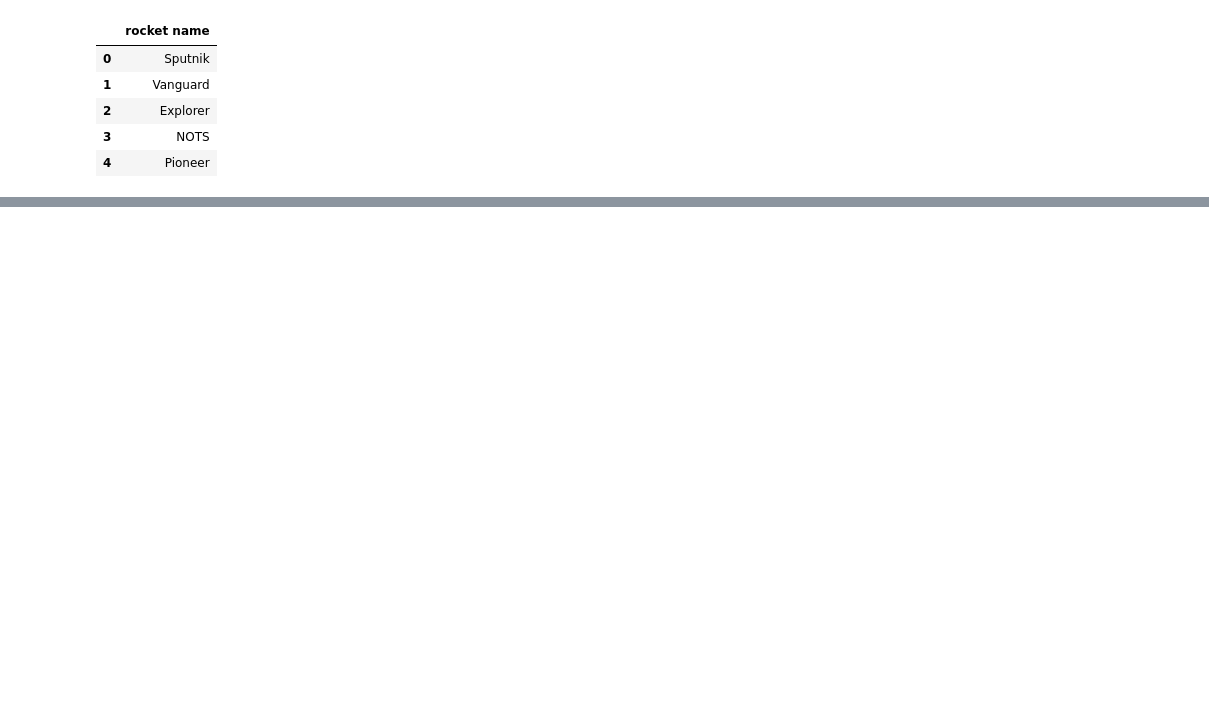
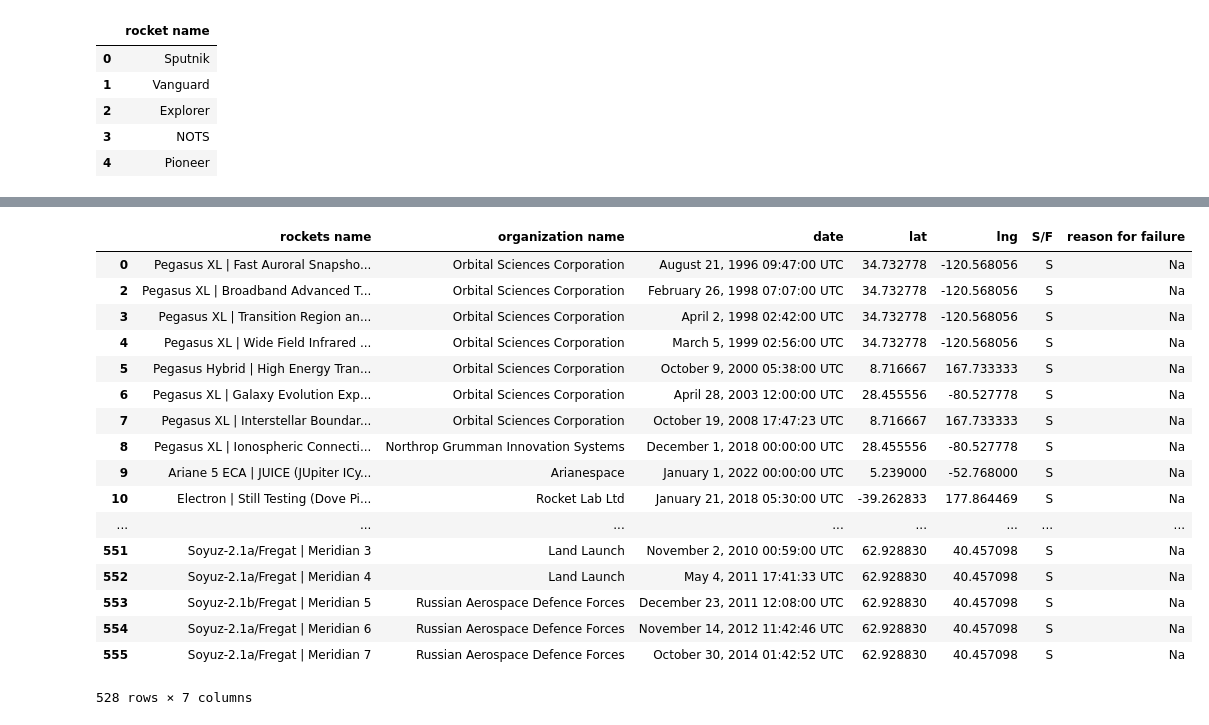
Before and after one commit to anyx8860/rocket, a Jupyter notebook: rocket/Rocket_analys.ipynb, the cells around one changed output, grey strips where cells are left out. Drawn from its saved outputs; the diff is of its cells as text; code cells hidden in the pictures; blank space fills up the shorter version.

```diff
--- a/rocket/Rocket_analys.ipynb
+++ b/rocket/Rocket_analys.ipynb
@@ -171,0 +190,22 @@ Name: name rocket, dtype: int64
+# %%
+rock_suc = rocksf.loc[rocksf['S/F'] == 'S']
+rock_suc
+# %% [output]
+|  | rockets name | organization name | date | lat | lng | S/F | reason for failure |
+| 0 | Pegasus XL | Fast Auroral Snapsho... | Orbital Sciences Corporation | August 21, 1996 09:47:00 UTC | 34.732778 | -120.568056 | S | Na |
+| 2 | Pegasus XL | Broadband Advanced T... | Orbital Sciences Corporation | February 26, 1998 07:07:00 UTC | 34.732778 | -120.568056 | S | Na |
+| 3 | Pegasus XL | Transition Region an... | Orbital Sciences Corporation | April 2, 1998 02:42:00 UTC | 34.732778 | -120.568056 | S | Na |
+| 4 | Pegasus XL | Wide Field Infrared ... | Orbital Sciences Corporation | March 5, 1999 02:56:00 UTC | 34.732778 | -120.568056 | S | Na |
+| 5 | Pegasus Hybrid | High Energy Tran... | Orbital Sciences Corporation | October 9, 2000 05:38:00 UTC | 8.716667 | 167.733333 | S | Na |
+| 6 | Pegasus XL | Galaxy Evolution Exp... | Orbital Sciences Corporation | April 28, 2003 12:00:00 UTC | 28.455556 | -80.527778 | S | Na |
+| 7 | Pegasus XL | Interstellar Boundar... | Orbital Sciences Corporation | October 19, 2008 17:47:23 UTC | 8.716667 | 167.733333 | S | Na |
+| 8 | Pegasus XL | Ionospheric Connecti... | Northrop Grumman Innovation Systems | December 1, 2018 00:00:00 UTC | 28.455556 | -80.527778 | S | Na |
+| 9 | Ariane 5 ECA | JUICE (JUpiter ICy... | Arianespace | January 1, 2022 00:00:00 UTC | 5.239000 | -52.768000 | S | Na |
+| 10 | Electron | Still Testing (Dove Pi... | Rocket Lab Ltd | January 21, 2018 05:30:00 UTC | -39.262833 | 177.864469 | S | Na |
+| ... | ... | ... | ... | ... | ... | ... | ... |
+| 551 | Soyuz-2.1a/Fregat | Meridian 3 | Land Launch | November 2, 2010 00:59:00 UTC | 62.928830 | 40.457098 | S | Na |
+| 552 | Soyuz-2.1a/Fregat | Meridian 4 | Land Launch | May 4, 2011 17:41:33 UTC | 62.928830 | 40.457098 | S | Na |
+| 553 | Soyuz-2.1b/Fregat | Meridian 5 | Russian Aerospace Defence Forces | December 23, 2011 12:08:00 UTC | 62.928830 | 40.457098 | S | Na |
+| 554 | Soyuz-2.1a/Fregat | Meridian 6 | Russian Aerospace Defence Forces | November 14, 2012 11:42:46 UTC | 62.928830 | 40.457098 | S | Na |
+| 555 | Soyuz-2.1a/Fregat | Meridian 7 | Russian Aerospace Defence Forces | October 30, 2014 01:42:52 UTC | 62.928830 | 40.457098 | S | Na |
+528 rows × 7 columns
```
Also changed, not shown: parts of 9 cells of this notebook, 11 other files.
